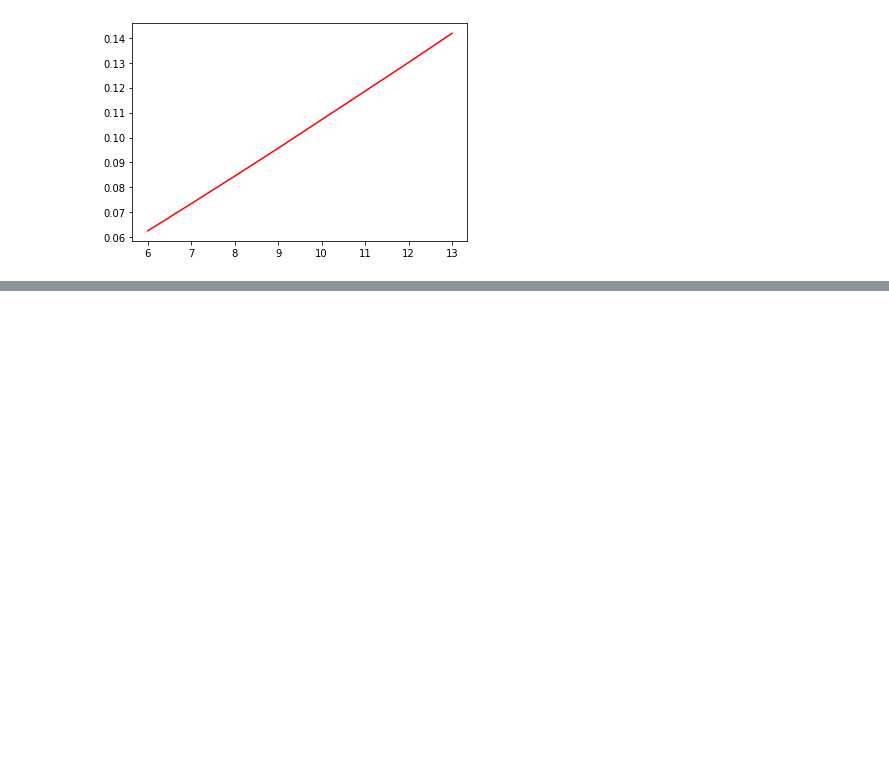
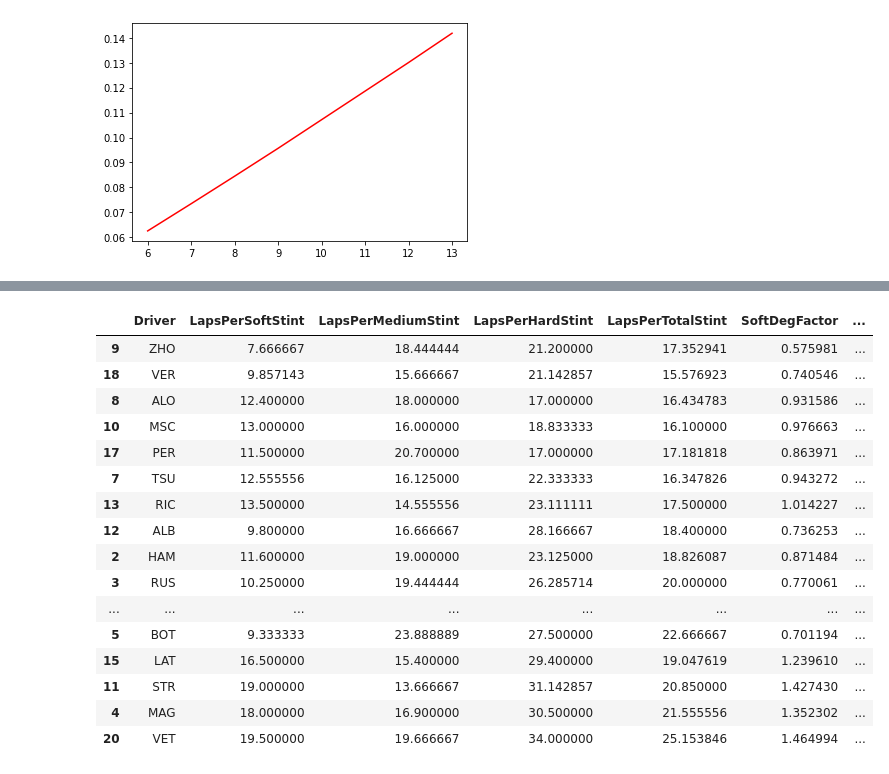
Before and after one commit to Kmanchine/FormulaOneRaceSimulator, a Jupyter notebook: RaceSim.ipynb, the cells around one changed output, grey strips where cells are left out. Cells and saved outputs as stored; diff of their text form; code cells hidden in the pictures; blank space fills up the shorter version.

```diff
--- a/RaceSim.ipynb
+++ b/RaceSim.ipynb
@@ -171,3 +173,44 @@ teammate_h2h
 | 17 | LAT | True | False | ALB | 85.992 | 85.978 | 79.570 | ... |
 | 18 | ALB | True | False | LAT | 85.978 | 85.992 | 79.256 | ... |
 | 19 | MSC | True | False | MAG | 86.678 | 85.828 | 79.164 | ... |
+# %%
+# Analyse the stint lengths for each driver
+driver_stints_df = pd.DataFrame(columns=['Driver'])
+driver_stints_df['Driver'] = ['LEC', 'SAI', 'HAM', 'RUS', 'MAG', 'BOT', 'OCO', 'TSU', 'ALO', 'ZHO', 'MSC', 'STR', 'ALB', 'RIC', 'NOR', 'LAT', 'HUL', 'PER', 'VER', 'GAS', 'VET', 'DEV']
+
+option = 'Rep'
+
+for compound in DRY_TYRES + ['Total']:
+    driver_stints_df['LapsPer' + compound.title() + 'Stint'] = driver_stats_df[compound.title() +  'Laps' + option] / driver_stats_df[compound.title() + 'Stints' + option]
+
+# Drop DEV and HUL for now, since they're stand-ins
+driver_stints_df.drop(16, inplace=True)
+driver_stints_df.drop(21, inplace=True)
+
+for compound in DRY_TYRES + ['Total']:
+    driver_stints_df[compound.title() + 'DegFactor'] = driver_stints_df['LapsPer' + compound.title() + 'Stint'] / (driver_stints_df['LapsPer' + compound.title() + 'Stint'].mean())
+
+total_deg_factor = 0
+for compound in DRY_TYRES:
+    total_deg_factor += driver_stints_df[compound.title() + 'DegFactor']
+driver_stints_df['AverageDegFactor'] = total_deg_factor / 3
+
+driver_stints_df.sort_values('AverageDegFactor')
+# %% [output]
+|  | Driver | LapsPerSoftStint | LapsPerMediumStint | LapsPerHardStint | LapsPerTotalStint | SoftDegFactor | ... |
+| 9 | ZHO | 7.666667 | 18.444444 | 21.200000 | 17.352941 | 0.575981 | ... |
+| 18 | VER | 9.857143 | 15.666667 | 21.142857 | 15.576923 | 0.740546 | ... |
+| 8 | ALO | 12.400000 | 18.000000 | 17.000000 | 16.434783 | 0.931586 | ... |
+| 10 | MSC | 13.000000 | 16.000000 | 18.833333 | 16.100000 | 0.976663 | ... |
+| 17 | PER | 11.500000 | 20.700000 | 17.000000 | 17.181818 | 0.863971 | ... |
+| 7 | TSU | 12.555556 | 16.125000 | 22.333333 | 16.347826 | 0.943272 | ... |
+| 13 | RIC | 13.500000 | 14.555556 | 23.111111 | 17.500000 | 1.014227 | ... |
+| 12 | ALB | 9.800000 | 16.666667 | 28.166667 | 18.400000 | 0.736253 | ... |
+| 2 | HAM | 11.600000 | 19.000000 | 23.125000 | 18.826087 | 0.871484 | ... |
+| 3 | RUS | 10.250000 | 19.444444 | 26.285714 | 20.000000 | 0.770061 | ... |
+| ... | ... | ... | ... | ... | ... | ... | ... |
+| 5 | BOT | 9.333333 | 23.888889 | 27.500000 | 22.666667 | 0.701194 | ... |
+| 15 | LAT | 16.500000 | 15.400000 | 29.400000 | 19.047619 | 1.239610 | ... |
+| 11 | STR | 19.000000 | 13.666667 | 31.142857 | 20.850000 | 1.427430 | ... |
+| 4 | MAG | 18.000000 | 16.900000 | 30.500000 | 21.555556 | 1.352302 | ... |
+| 20 | VET | 19.500000 | 19.666667 | 34.000000 | 25.153846 | 1.464994 | ... |
```
Also changed, not shown: parts of 7 cells of this notebook.
